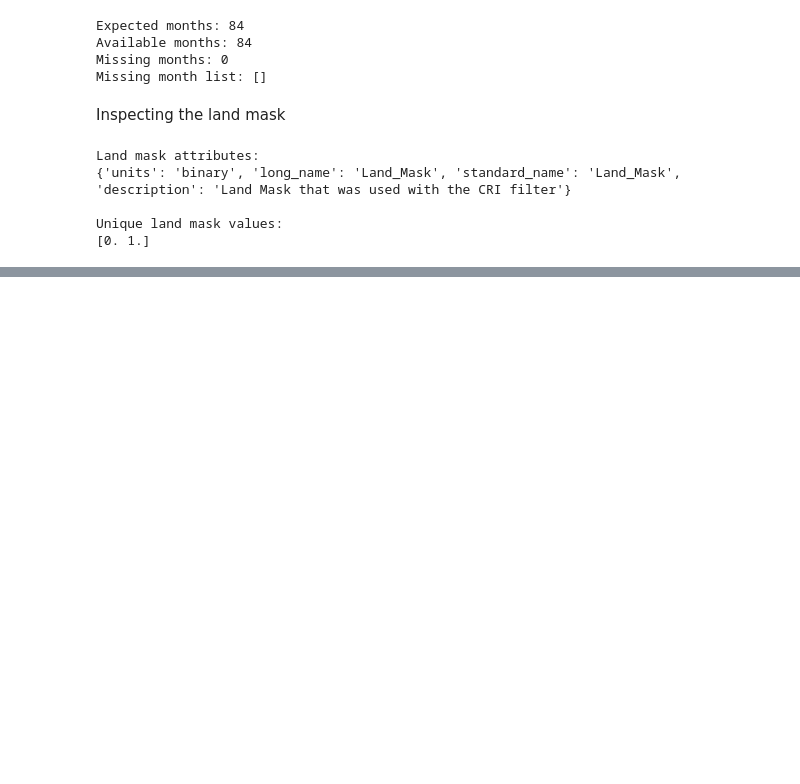
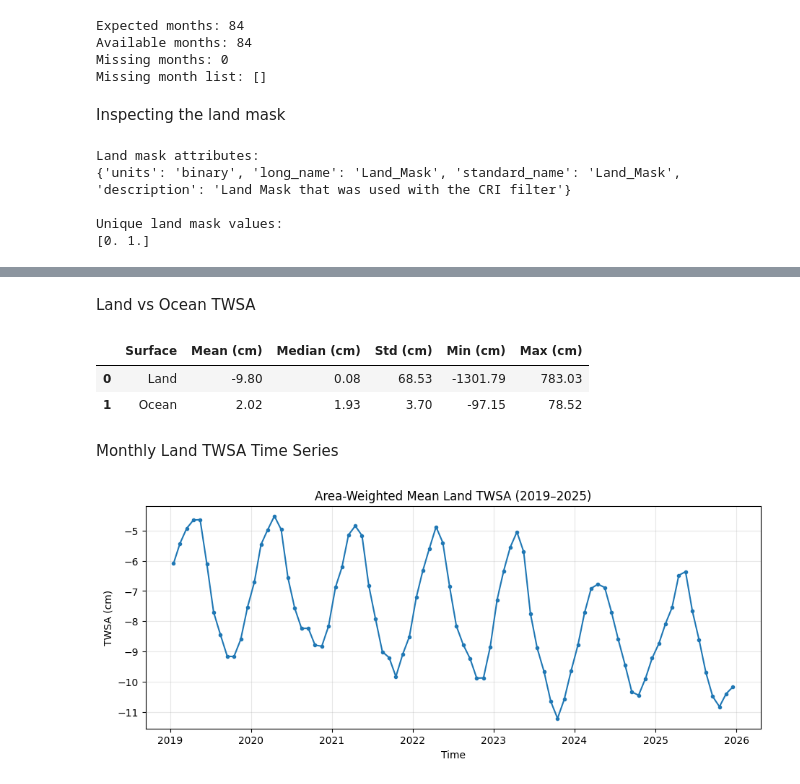
Before and after one commit to Lyra0710/Multimodal-Deep-Learning-for-Reliable-GRACE-Water-Storage-Trends, a Jupyter notebook: notebooks/GRACE_GRACE_FO_Data_Analysis.ipynb, the cells around one changed output, grey strips where cells are left out. Saved outputs shown, nothing was run; the diff lists cells and outputs as text; code cells hidden in the pictures; blank space fills up the shorter version.

```diff
--- a/notebooks/GRACE_GRACE_FO_Data_Analysis.ipynb
+++ b/notebooks/GRACE_GRACE_FO_Data_Analysis.ipynb
@@ -200,0 +403,49 @@ Valid land observations: 7216608
+# %% [markdown]
+Land vs Ocean TWSA
+# %%
+land = grace["land_mask"] == 1
+ocean = grace["land_mask"] == 0
+
+results = []
+
+for name, mask in [("Land", land), ("Ocean", ocean)]:
+    values = jan2019.where(mask)
+
+    results.append({
+        "Surface": name,
+        "Mean (cm)": float(values.mean()),
+        "Median (cm)": float(values.median()),
+        "Std (cm)": float(values.std()),
+        "Min (cm)": float(values.min()),
+        "Max (cm)": float(values.max())
+    })
+
+display(pd.DataFrame(results).round(2))
+# %% [output]
+|  | Surface | Mean (cm) | Median (cm) | Std (cm) | Min (cm) | Max (cm) |
+| 0 | Land | -9.80 | 0.08 | 68.53 | -1301.79 | 783.03 |
+| 1 | Ocean | 2.02 | 1.93 | 3.70 | -97.15 | 78.52 |
+# %% [markdown]
+Monthly Land TWSA Time Series
+# %%
+twsa_land = grace["lwe_thickness"].where(land)
+
+# Weight grid cells by approximate geographic area
+weights = np.cos(np.deg2rad(grace["lat"]))
+
+monthly_mean = twsa_land.weighted(weights).mean(
+    dim=["lat", "lon"]
+)
+
+plt.figure(figsize=(11, 4))
+
+monthly_mean.plot(marker="o", markersize=3)
+
+plt.title("Area-Weighted Mean Land TWSA (2019–2025)")
+plt.xlabel("Time")
+plt.ylabel("TWSA (cm)")
+plt.grid(alpha=0.3)
+
+plt.show()
+# %% [output]
+[figure, added]
```
Also changed, not shown: parts of 45 cells of this notebook.
